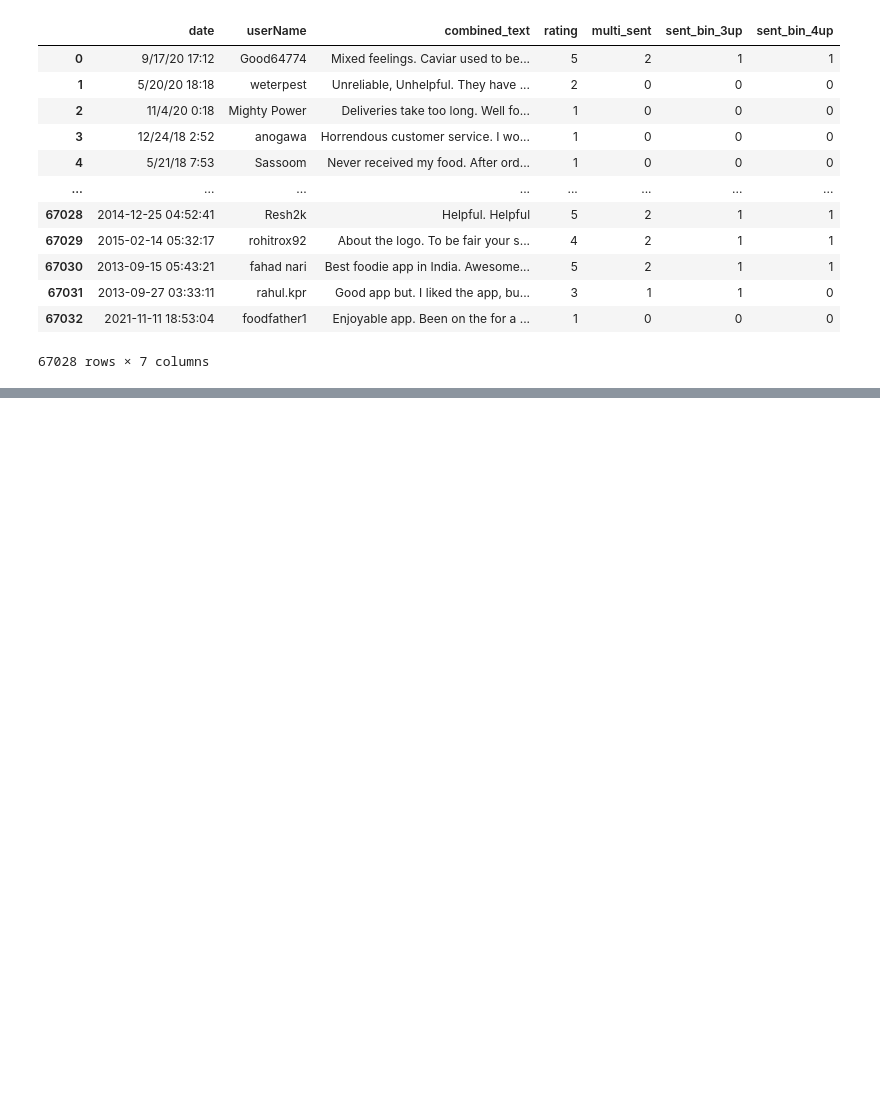
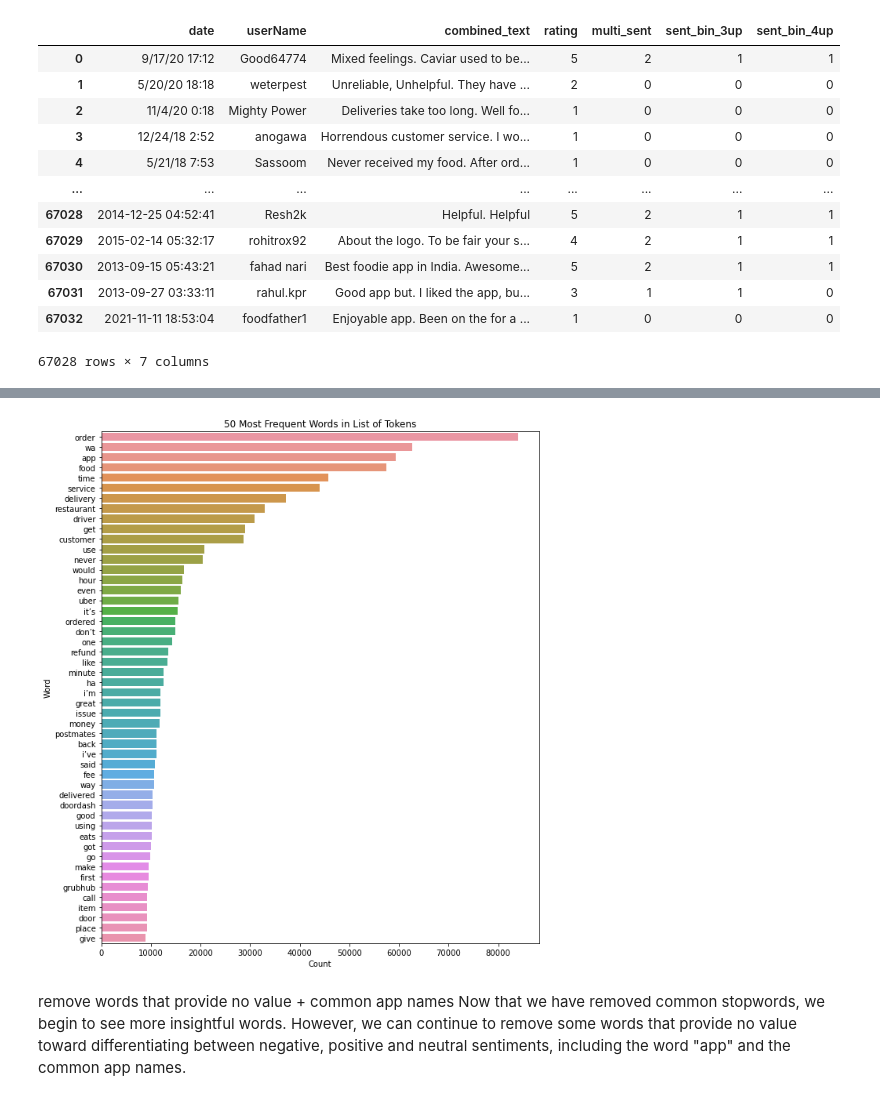
Before and after one commit to jennifernha/NLP-App-Reviews-Sentiment-Analysis, a Jupyter notebook: NLP-App-Sentiment-Analysis.ipynb, the cells around one changed output, grey strips where cells are left out. Saved outputs shown, nothing was run; the diff lists cells and outputs as text; code cells hidden in the pictures; blank space fills up the shorter version.

```diff
--- a/NLP-App-Sentiment-Analysis.ipynb
+++ b/NLP-App-Sentiment-Analysis.ipynb
@@ -511,0 +622,5 @@ final_df
+# %%
+# Get all the stop words in the English language and preview first 25
+nltk.download('stopwords')
+stopwords_list = stopwords.words('english')
+stopwords_list[:25]
@@ -511,0 +648,4 @@ final_df
+# %%
+# Add punctuation to stopwords_list
+stopwords_list.extend(string.punctuation)
+stopwords_list[-10:]
@@ -511,0 +654,8 @@ final_df
+# %%
+# Add additional punctuation below to stopwords_list
+stopwords_list.extend(['“','”','...','’',"'",'``'])
+# %%
+# Remove stopwords from list of tokens
+stopped_tokens = [w.lower() for w in lemmatized_tokens  if w.lower() \
+                  not in stopwords_list]
+stopped_tokens[:50]
@@ -511,0 +680,8 @@ final_df
+# %%
+# Display frequency distirbution of lemmatized tokens after removing stopwords
+most_freq(stopped_tokens, 50, figsize=(12,40))
+# %% [output]
+[figure, added]
+# %% [markdown]
+remove words that provide no value + common app names
+Now that we have removed common stopwords, we begin to see more insightful words. However, we can continue to remove some words that provide no value toward differentiating between negative, positive and neutral sentiments, including the word "app" and the common app names.
```
Also changed, not shown: parts of 78 cells of this notebook.
